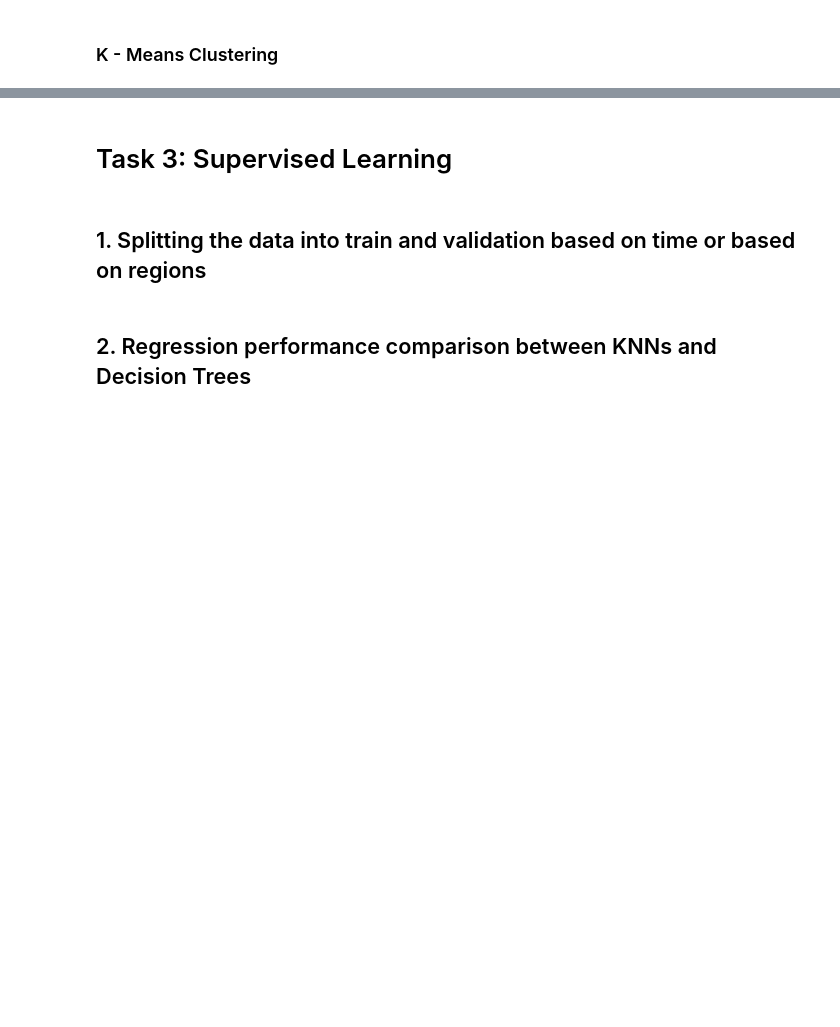
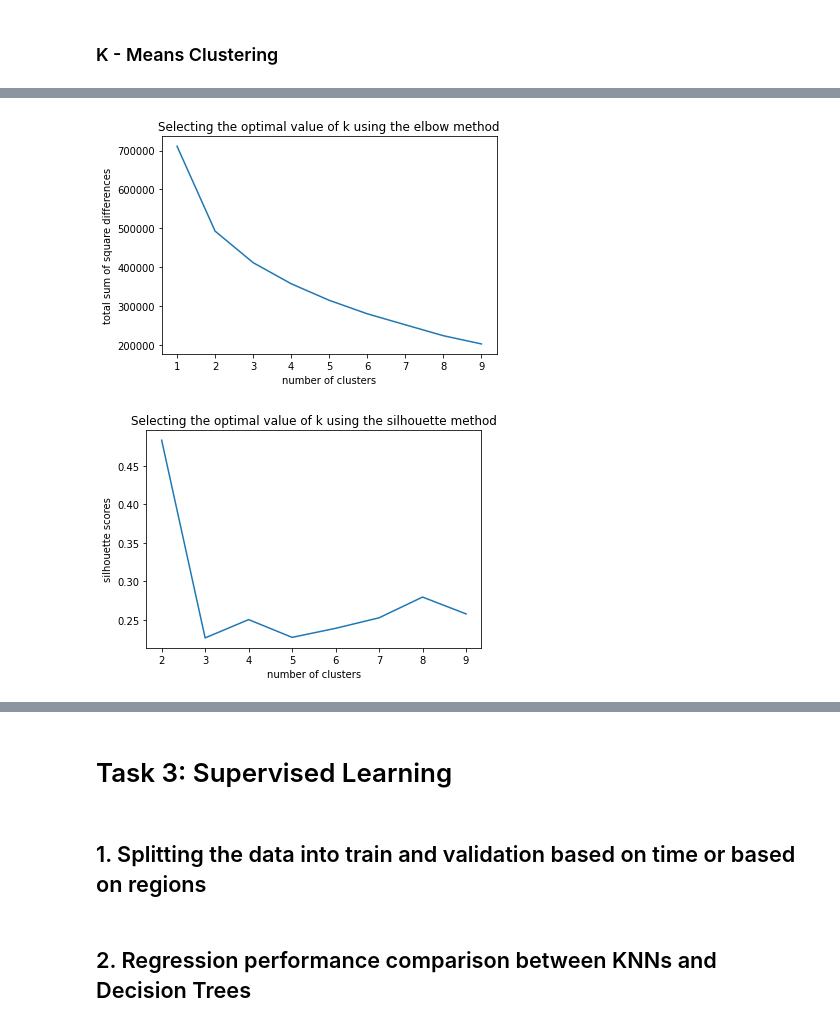
Before and after one commit to lfy05/Covid-19-Search-Trend-ML, a Jupyter notebook: Assignment1.ipynb, the cells around one changed output, grey strips where cells are left out. Saved outputs shown, nothing was run; the diff lists cells and outputs as text; code cells hidden in the pictures; blank space fills up the shorter version.

```diff
--- a/Assignment1.ipynb
+++ b/Assignment1.ipynb
@@ -307,30 +336,33 @@ Text(0, 0.5, 'second principal direction')
 from sklearn.cluster import KMeans
 from sklearn.metrics import silhouette_score
 
-def k_means(data, max_clusters ):
+def k_means(data, max_clusters):
+
+    #  *** computes the inertia and silouette score for varying number of clusters and plots them to
+    #  show the relationship.
+    #   Returns the lists of inertia scores and silhouette scores
 
     inertia_values = []
     sil_scores = []
 
     for val in range(1, max_clusters):
-        #val =+ 1
         kmeans = KMeans(n_clusters = val, n_init = 30, init = 'k-means++')
         kmeans.fit(data)
         inertia_values.append(kmeans.inertia_)
         if val >= 2:
             sil_scores.append(silhouette_score(data, kmeans.labels_))
 
-    plt.plot(range(max_clusters), inertia_values)
+    plt.plot(range(1,max_clusters), inertia_values)
     plt.title('Selecting the optimal value of k using the elbow method')
     plt.xlabel('number of clusters')
     plt.ylabel('total sum of square differences')
     plt.show()
 
-    #plt.figure()
-    #plt.plot(range(max_clusters - 1), sil_scores)
-    #plt.title('Selecting the optimal value of k using the silhouette method')
-    #plt.xlabel('number of clusters')
-    #plt.ylabel('silhouette scores')
-    #plt.show()
+    plt.figure()
+    plt.plot(range(2, max_clusters ), sil_scores)
+    plt.title('Selecting the optimal value of k using the silhouette method')
+    plt.xlabel('number of clusters')
+    plt.ylabel('silhouette scores')
+    plt.show()
 
-    return inertia_values
+    return inertia_values, sil_scores
@@ -380,3 +375,10 @@ plt.show()
+# %%
+# Choosing the number of clusters for searchtrendData
+searchTrendDataEncoded, enc, imp = encode_impute(searchTrendData, 'mean')
+inertia_raw, silhouette_raw = k_means(searchTrendDataEncoded, 10 )
+# %% [output]
+[figure, added]
+[figure, added]
 # %%
 # choose 2 based on the silhouette and the elbow method
 kmeans = KMeans(n_clusters = 2, n_init = 30, init = 'k-means++')
```
Also changed, not shown: parts of 23 cells of this notebook.
